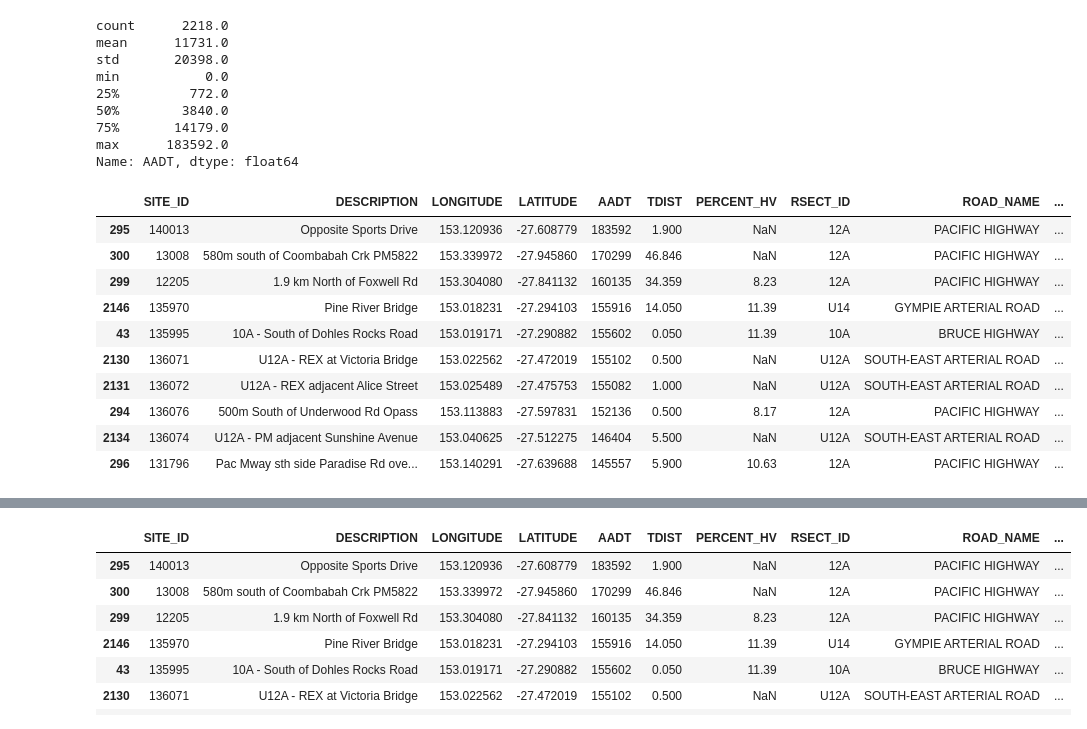
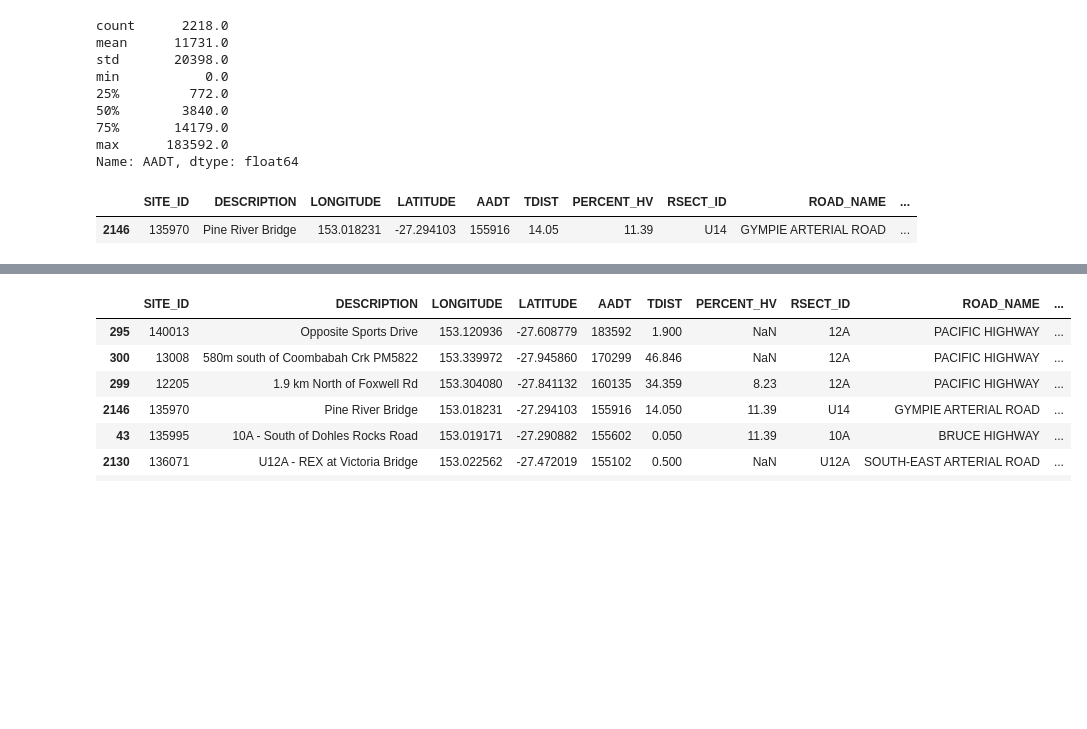
Before and after one commit to jaworra/Jupyter-Notebooks, a Jupyter notebook: here_analysis.ipynb, the cells around one changed output, grey strips where cells are left out. Drawn from its saved outputs; the diff is of its cells as text; code cells hidden in the pictures; blank space fills up the shorter version.

```diff
--- a/here_analysis.ipynb
+++ b/here_analysis.ipynb
@@ -115,20 +115,11 @@ max      183592.0
 Name: AADT, dtype: float64
 # %%
 aadt_2018_gdf_sort= aadt_2018_gdf.sort_values(by='AADT', ascending=False)
-top_aadt_2018_gdf_sort=aadt_2018_gdf_sort[0:10] #top five aadt values
+top_aadt_2018_gdf_sort=aadt_2018_gdf_sort[3:4] #top five aadt values
 top_aadt_2018_gdf_sort
 # %% [output]
 |  | SITE_ID | DESCRIPTION | LONGITUDE | LATITUDE | AADT | TDIST | PERCENT_HV | RSECT_ID | ROAD_NAME | ... |
-| 295 | 140013 | Opposite Sports Drive | 153.120936 | -27.608779 | 183592 | 1.900 | NaN | 12A | PACIFIC HIGHWAY | ... |
-| 300 | 13008 | 580m south of Coombabah Crk PM5822 | 153.339972 | -27.945860 | 170299 | 46.846 | NaN | 12A | PACIFIC HIGHWAY | ... |
-| 299 | 12205 | 1.9 km North of Foxwell Rd | 153.304080 | -27.841132 | 160135 | 34.359 | 8.23 | 12A | PACIFIC HIGHWAY | ... |
-| 2146 | 135970 | Pine River Bridge | 153.018231 | -27.294103 | 155916 | 14.050 | 11.39 | U14 | GYMPIE ARTERIAL ROAD | ... |
-| 43 | 135995 | 10A - South of Dohles Rocks Road | 153.019171 | -27.290882 | 155602 | 0.050 | 11.39 | 10A | BRUCE HIGHWAY | ... |
-| 2130 | 136071 | U12A - REX at Victoria Bridge | 153.022562 | -27.472019 | 155102 | 0.500 | NaN | U12A | SOUTH-EAST ARTERIAL ROAD | ... |
-| 2131 | 136072 | U12A - REX adjacent Alice Street | 153.025489 | -27.475753 | 155082 | 1.000 | NaN | U12A | SOUTH-EAST ARTERIAL ROAD | ... |
-| 294 | 136076 | 500m South of Underwood Rd Opass | 153.113883 | -27.597831 | 152136 | 0.500 | 8.17 | 12A | PACIFIC HIGHWAY | ... |
-| 2134 | 136074 | U12A - PM adjacent Sunshine Avenue | 153.040625 | -27.512275 | 146404 | 5.500 | NaN | U12A | SOUTH-EAST ARTERIAL ROAD | ... |
-| 296 | 131796 | Pac Mway sth side Paradise Rd ove... | 153.140291 | -27.639688 | 145557 | 5.900 | 10.63 | 12A | PACIFIC HIGHWAY | ... |
+| 2146 | 135970 | Pine River Bridge | 153.018231 | -27.294103 | 155916 | 14.05 | 11.39 | U14 | GYMPIE ARTERIAL ROAD | ... |
 # %%
 lons= top_aadt_2018_gdf_sort['LONGITUDE'][0:1000].values.tolist()
 lats= top_aadt_2018_gdf_sort['LATITUDE'][0:1000].values.tolist()
```
Also changed, not shown: parts of 14 cells of this notebook.
